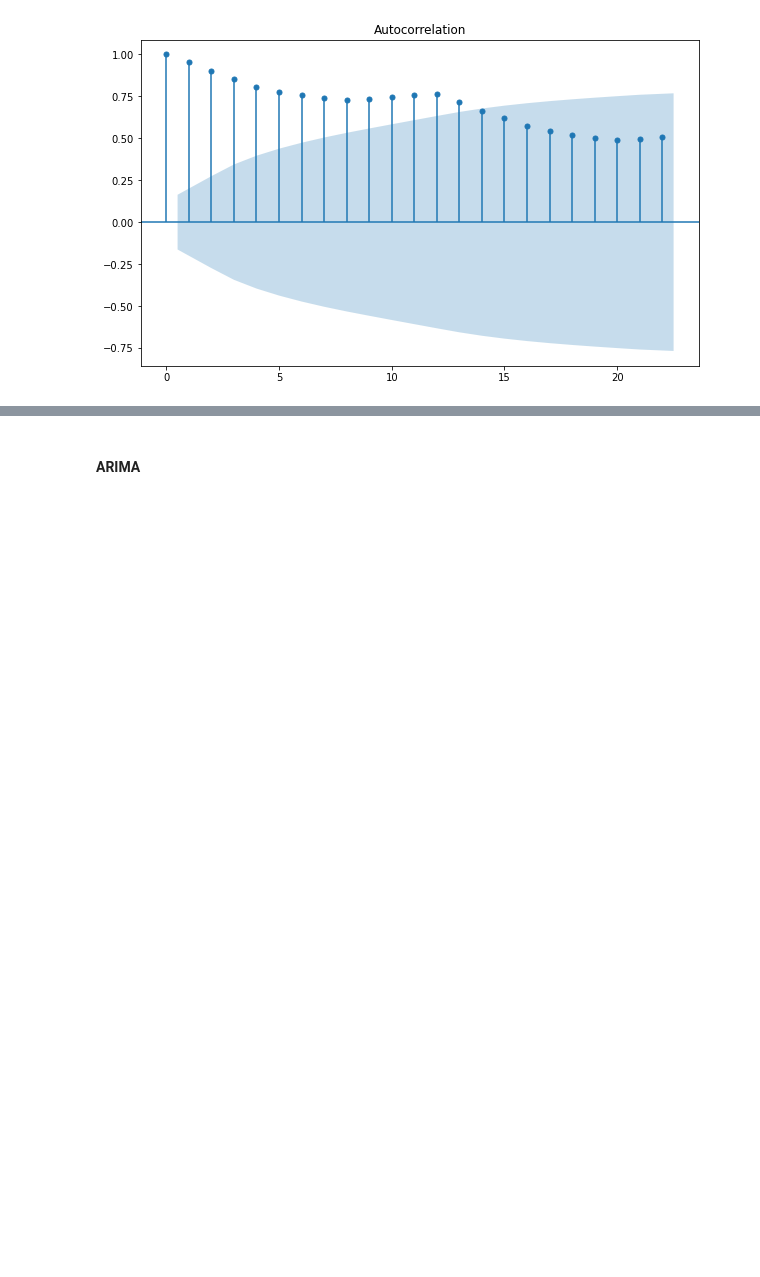
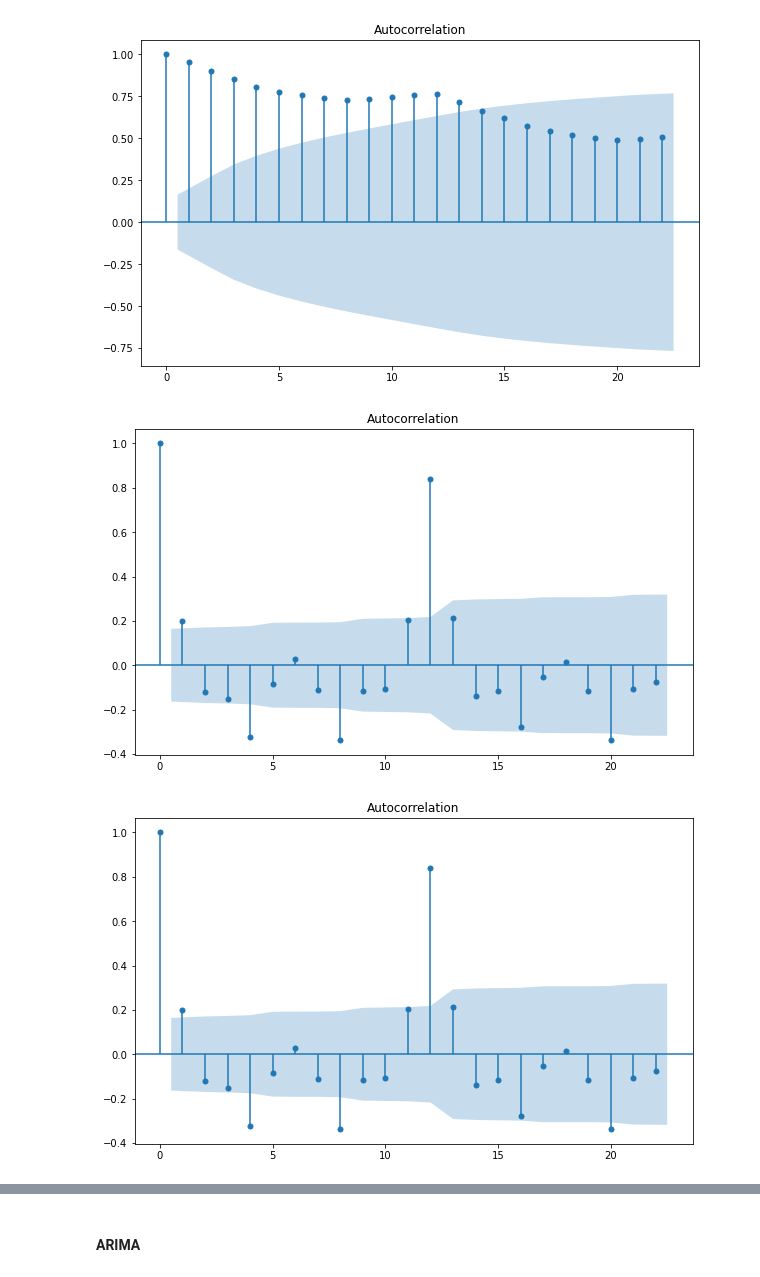
Before and after one commit to dray89/AirlinePassengers, a Jupyter notebook: AirlinePassengers.ipynb, the cells around one changed output, grey strips where cells are left out. Saved outputs shown, nothing was run; the diff lists cells and outputs as text; code cells hidden in the pictures; blank space fills up the shorter version.

```diff
--- a/AirlinePassengers.ipynb
+++ b/AirlinePassengers.ipynb
@@ -388,3 +389,10 @@ plot_acf(indexedDataset_logScale)
 # %% [output]
 [figure]
 [figure]
+# %%
+#Partial Auto-Correlation Function (PACF)
+d = indexedDataset_logScale.diff().dropna()
+plot_acf(d)
+# %% [output]
+[figure, added]
+[figure, added]
```
Also changed, not shown: parts of 3 cells of this notebook.
